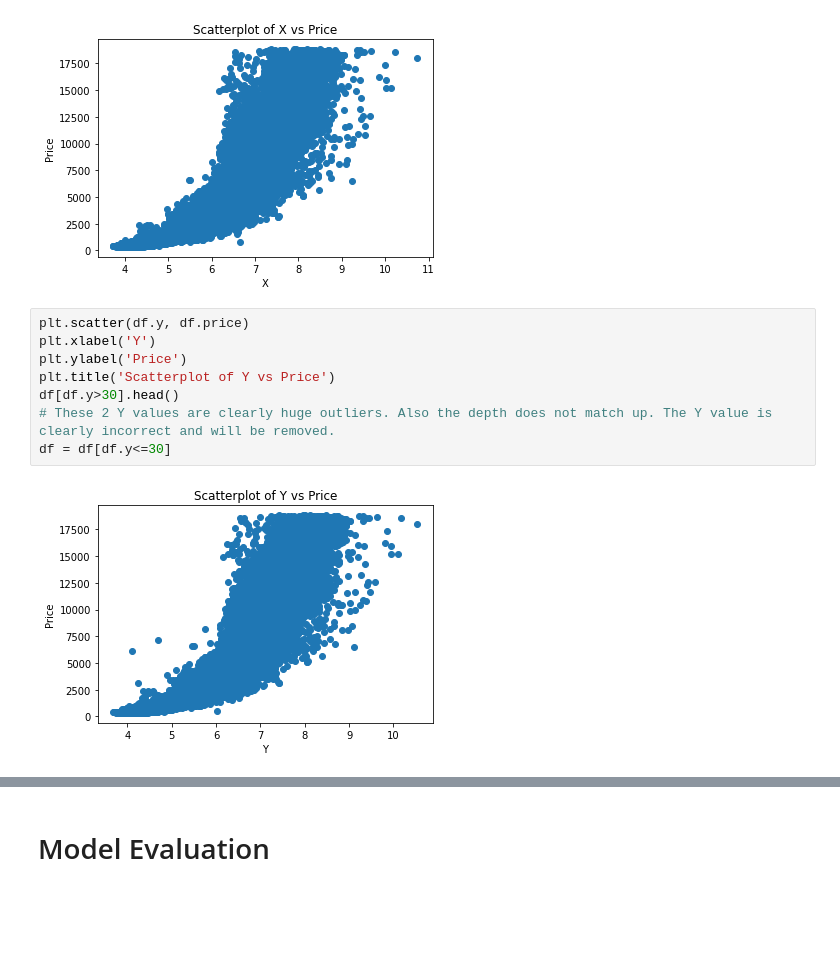
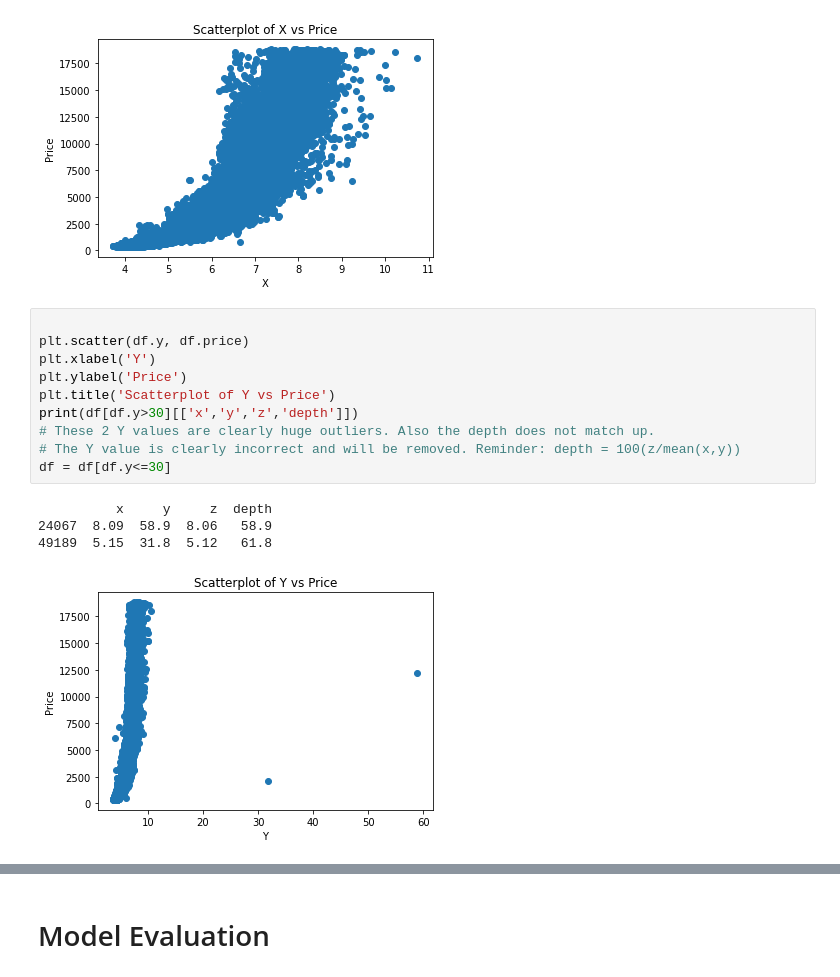
Before and after one commit to dealom/Diamond-Prices-Regression, a Jupyter notebook: Diamond Price Prediction Models.ipynb, the cells around one changed output, grey strips where cells are left out. Saved outputs shown, nothing was run; the diff lists cells and outputs as text; blank space fills up the shorter version.

```diff
--- a/Diamond Price Prediction Models.ipynb
+++ b/Diamond Price Prediction Models.ipynb
@@ -191,15 +168,20 @@ plt.title('Scatterplot of X vs Price')
 Text(0.5, 1.0, 'Scatterplot of X vs Price')
 [figure]
 # %%
+
 plt.scatter(df.y, df.price)
 plt.xlabel('Y')
 plt.ylabel('Price')
 plt.title('Scatterplot of Y vs Price')
-df[df.y>30].head()
-# These 2 Y values are clearly huge outliers. Also the depth does not match up. The Y value is clearly incorrect and will be removed.
+print(df[df.y>30][['x','y','z','depth']])
+# These 2 Y values are clearly huge outliers. Also the depth does not match up.
+# The Y value is clearly incorrect and will be removed. Reminder: depth = 100(z/mean(x,y))
 df = df[df.y<=30]
 # %% [output]
+          x     y     z  depth
+24067  8.09  58.9  8.06   58.9
+49189  5.15  31.8  5.12   61.8
-[figure, old version]
+[figure, new version]
 # %%
 plt.scatter(df.z, df.price)
 plt.xlabel('Z')
```
Also changed, not shown: parts of 14 cells of this notebook, 2 other files.
